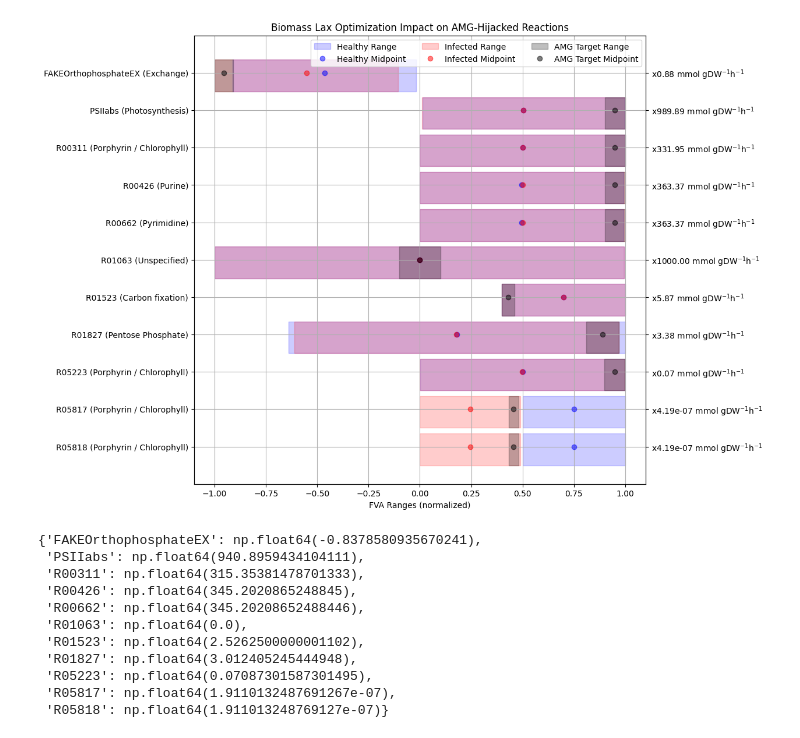
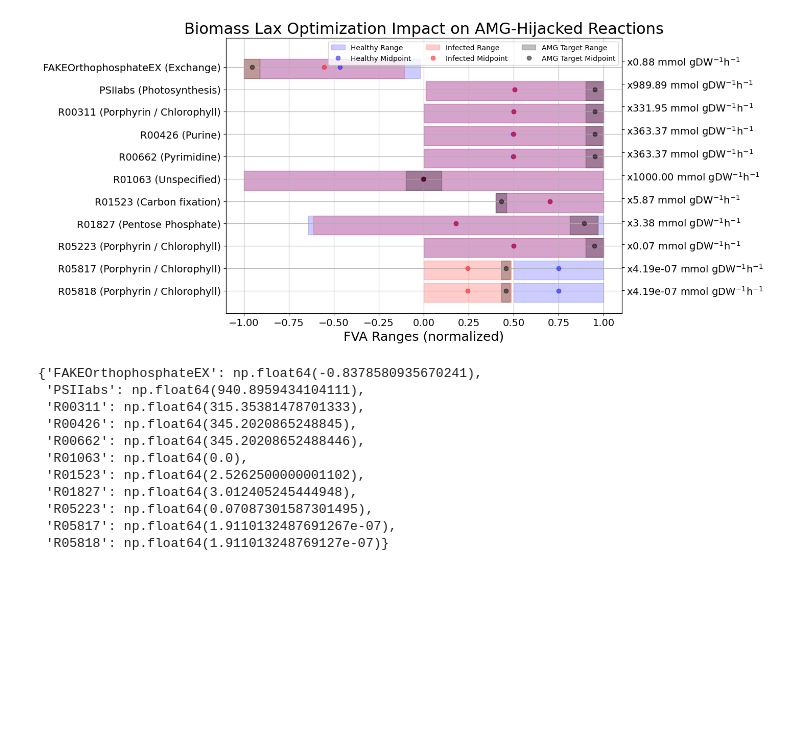
Before and after one commit to NWBRaVE/p-hm2-amgs-in-med4, a Jupyter notebook: phage_biomass_impact.ipynb, the cells around one changed output. Cells and saved outputs as stored; diff of their text form; code cells hidden in the pictures; blank space fills up the shorter version.

```diff
--- a/phage_biomass_impact.ipynb
+++ b/phage_biomass_impact.ipynb
@@ -213,29 +88,33 @@ for amg in amgs:
 fva_healthy_amg2 = pd.DataFrame({"minimum": h1, "maximum": h2})
 fva_phm2_amg2 = pd.DataFrame({"minimum": i1, "maximum": i2})
 # %%
-fig, ax = plt.subplots(1, 1, figsize=(10, 10))
+fig, ax = plt.subplots(1, 1, figsize=(10, 7))
 highlights = {}
 for i, (amg, direction) in enumerate(amgs.items()):
     with model as phm2:
         phm2.objective = phm2.reactions.PHM2_prodrxn_VN.flux_expression
         lb, ub = amg_limits(phm2, amg, direction, optimum_fraction=0.5, tol=0.1)
     highlights[amg] = (lb, ub)
 
 plot_impact_graph(
     ax,
+    model,
     fva_healthy_amg2,
     fva_phm2_amg2,
     [],
+    manual_relabels,
     cut=0,
     sort=False,
     highlights=highlights,
 )
-
-
-ax.set_title("Biomass Lax Optimization Impact on AMG-Hijacked Reactions")
+ax.set_ylim(-11, 1.3)
+ax.tick_params(labelsize=14)
+ax.xaxis.label.set_size(18)
+fig.axes[1].tick_params(labelsize=14)
+ax.set_title("Biomass Lax Optimization Impact on AMG-Hijacked Reactions", fontsize=22)
 plt.show()
 # %% [output]
-[figure, old version]
+[figure, new version]
 # %%
 amg_new_vals = {}
 for amg, direction in amgs.items():
```
Also changed, not shown: parts of 8 cells of this notebook, 12 other files.
